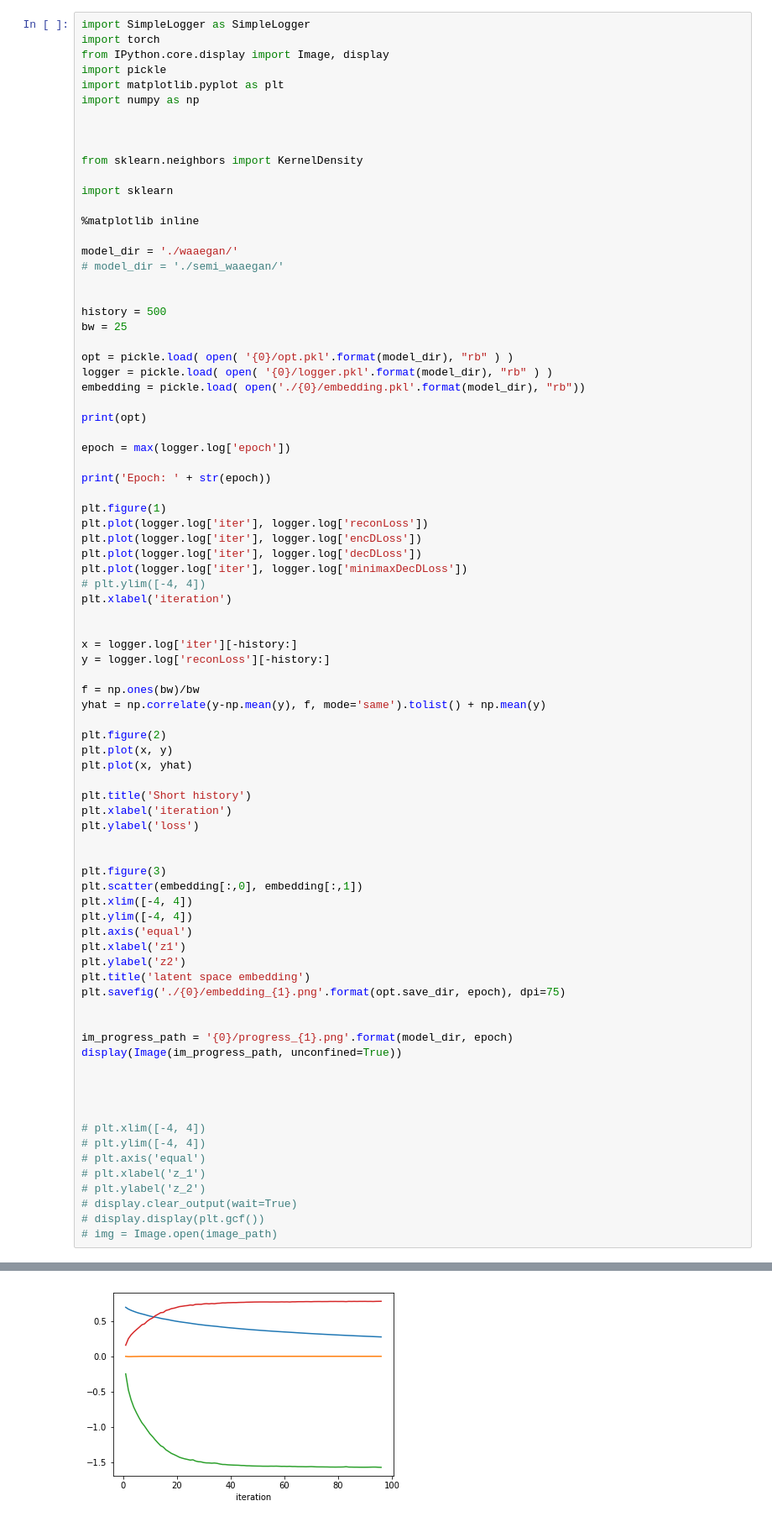
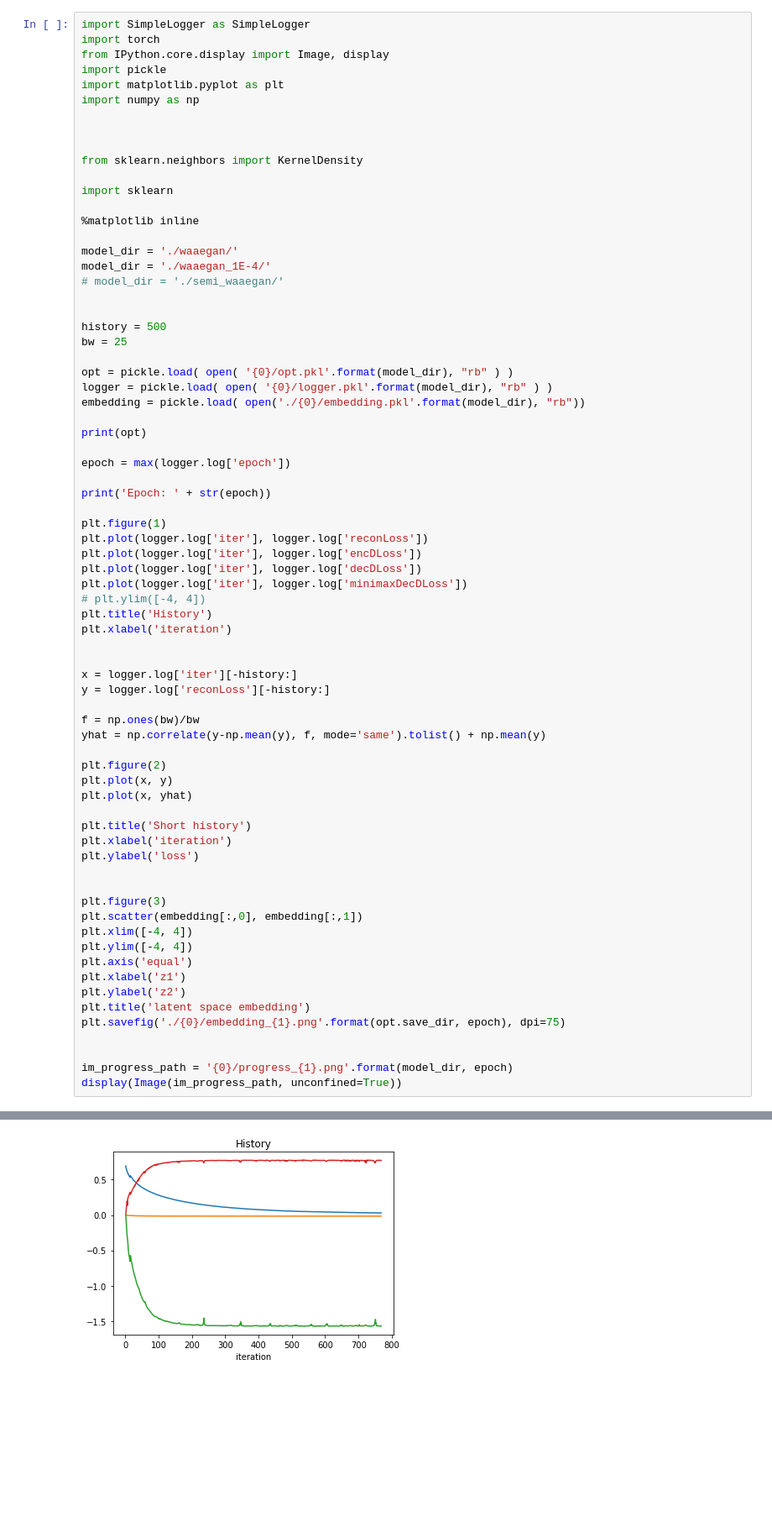
Before and after one commit to AllenCellModeling/pytorch_integrated_cell, a Jupyter notebook: plot_error.ipynb, the cells around one changed output, grey strips where cells are left out. Shown: that part at 84% size. Drawn from its saved outputs; the diff is of its cells as text; blank space fills up the shorter version.

```diff
--- a/plot_error.ipynb
+++ b/plot_error.ipynb
@@ -15,6 +15,7 @@ import sklearn
 %matplotlib inline
 
 model_dir = './waaegan/'
+model_dir = './waaegan_1E-4/'
 # model_dir = './semi_waaegan/'
 
 
@@ -37,6 +38,7 @@ plt.plot(logger.log['iter'], logger.log['encDLoss'])
 plt.plot(logger.log['iter'], logger.log['decDLoss'])
 plt.plot(logger.log['iter'], logger.log['minimaxDecDLoss'])
 # plt.ylim([-4, 4])
+plt.title('History')
 plt.xlabel('iteration')
 
 
@@ -68,16 +70,4 @@ plt.savefig('./{0}/embedding_{1}.png'.format(opt.save_dir, epoch), dpi=75)
 
 im_progress_path = '{0}/progress_{1}.png'.format(model_dir, epoch)
 display(Image(im_progress_path, unconfined=True))
-
-
-
-
-# plt.xlim([-4, 4])
-# plt.ylim([-4, 4])
-# plt.axis('equal')
-# plt.xlabel('z_1')
-# plt.ylabel('z_2')
-# display.clear_output(wait=True)
-# display.display(plt.gcf())
-# img = Image.open(image_path)
 # %% [output]
@@ -87 +77 @@ Epoch: 24
-[figure, old version]
+[figure, new version]
```
Also changed, not shown: parts of 2 cells of this notebook, 1 other file.
